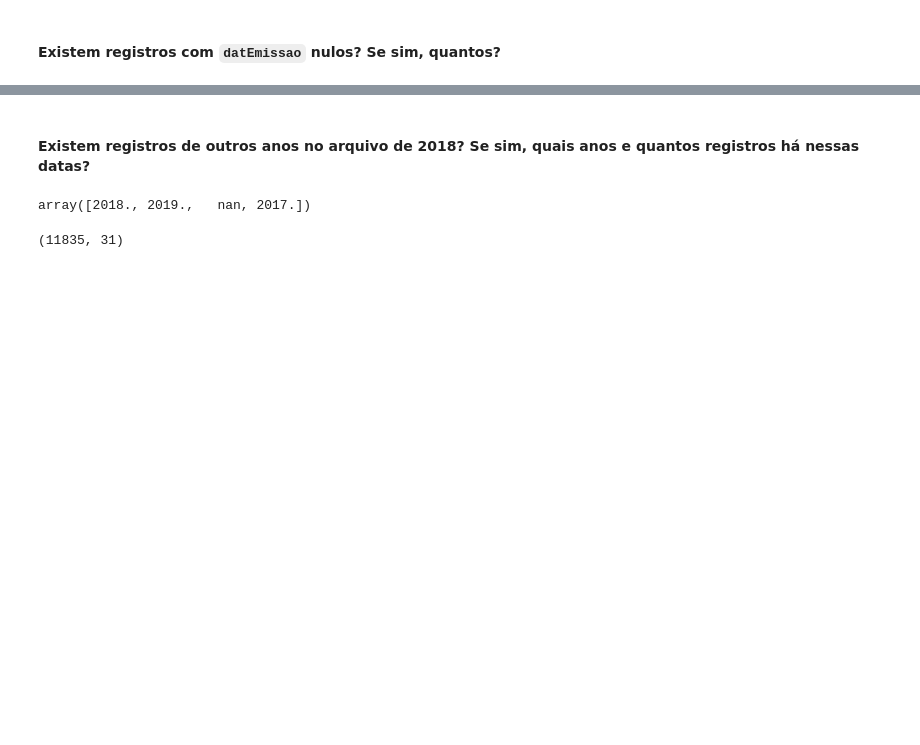
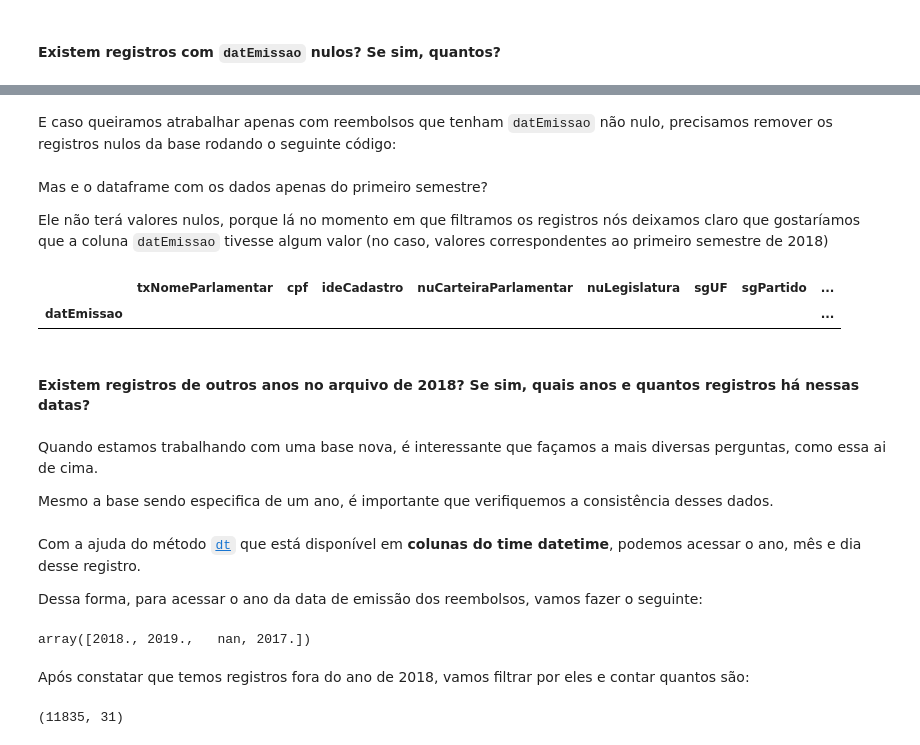
Before and after one commit to escola-de-dados/python-inovacao-civica, a Jupyter notebook: semana_3/desafio_gabarito.ipynb, the cells around one changed output, grey strips where cells are left out. Drawn from its saved outputs; the diff is of its cells as text; code cells hidden in the pictures; blank space fills up the shorter version.

```diff
--- a/semana_3/desafio_gabarito.ipynb
+++ b/semana_3/desafio_gabarito.ipynb
@@ -107,11 +153,32 @@ df_reembolso[df_reembolso.datEmissao.isna()].shape
+# %% [markdown]
+E caso queiramos atrabalhar apenas com reembolsos que tenham `datEmissao` não nulo, precisamos remover os registros nulos da base rodando o seguinte código:
 # %%
 df_reembolso = df_reembolso[~df_reembolso.datEmissao.isna()]
+# %% [markdown]
+Mas e o dataframe com os dados apenas do primeiro semestre?
+
+Ele não terá valores nulos, porque lá no momento em que filtramos os registros nós deixamos claro que gostaríamos que a coluna `datEmissao` tivesse algum valor (no caso, valores correspondentes ao primeiro semestre de 2018)
+# %%
+df_reembolso_ps[df_reembolso_ps.index.isna()]
+# %% [output]
+|  | txNomeParlamentar | cpf | ideCadastro | nuCarteiraParlamentar | nuLegislatura | sgUF | sgPartido | ... |
+| datEmissao |  |  |  |  |  |  |  | ... |
 # %% [markdown]
 #### Existem registros de outros anos no arquivo de 2018? Se sim, quais anos e quantos registros há nessas datas?
+# %% [markdown]
+Quando estamos trabalhando com uma base nova, é interessante que façamos a mais diversas perguntas, como essa ai de cima.
+
+Mesmo a base sendo especifica de um ano, é importante que verifiquemos a consistência desses dados.
+# %% [markdown]
+Com a ajuda do método [`dt`](https://pandas.pydata.org/pandas-docs/stable/reference/api/pandas.Series.dt.html) que está disponível em **colunas do time datetime**, podemos acessar o ano, mês e dia desse registro.
+
+Dessa forma, para acessar o ano da data de emissão dos reembolsos, vamos fazer o seguinte:
 # %%
 df_reembolso.datEmissao.dt.year.unique()
 # %% [output]
 array([2018., 2019.,   nan, 2017.])
+# %% [markdown]
+Após constatar que temos registros fora do ano de 2018, vamos filtrar por eles e contar quantos são:
 # %%
 df_reembolso_ntps = df_reembolso[df_reembolso.datEmissao.dt.year != 2018.]
 # %%
```
Also changed, not shown: parts of 41 cells of this notebook.
